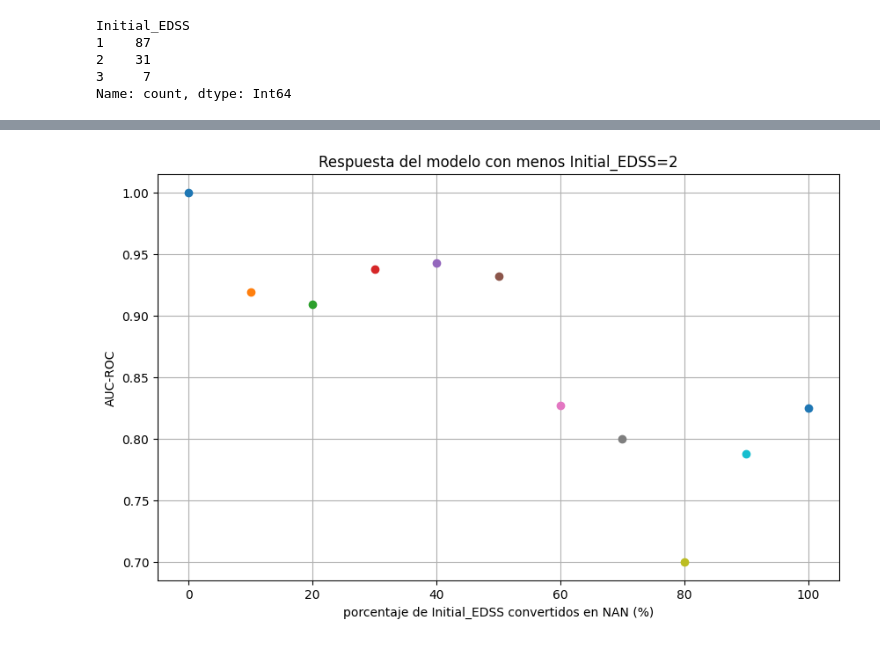
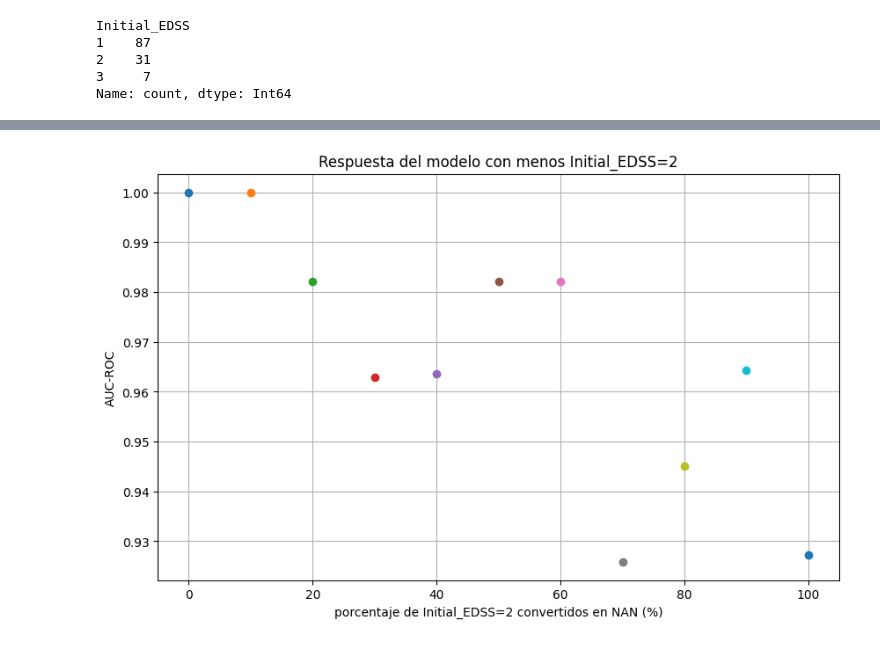
Before and after one commit to BertoloniLucas/SimaAI, a Jupyter notebook: models/M1-Random F. - imputando en initial_edss.ipynb, the cells around one changed output, grey strips where cells are left out. Drawn from its saved outputs; the diff is of its cells as text; code cells hidden in the pictures.

```diff
--- a/models/M1-Random F. - imputando en initial_edss.ipynb
+++ b/models/M1-Random F. - imputando en initial_edss.ipynb
@@ -248,15 +178,15 @@ for porcentajee in porcentajess:
 
   # Evaluate
   y_predd = rf.predict(X_val)
-  roc_aucc = roc_auc_score(y_val, y_pred)
-  auc_scoress.append(roc_auc)
+  roc_aucc = roc_auc_score(y_val, y_predd)
+  auc_scoress.append(roc_aucc)
 
 
 plt.figure(figsize=(10, 6))
 for i, porcentajee in enumerate(porcentajess):
-  plt.plot(porcentajes[i], auc_scores[i],'-o')
+  plt.plot(porcentajess[i], auc_scoress[i],'-o')
 
-plt.xlabel("porcentaje de Initial_EDSS convertidos en NAN (%)")
+plt.xlabel("porcentaje de Initial_EDSS=1 convertidos en NAN (%)")
 plt.ylabel("AUC-ROC")
 plt.title("Respuesta del modelo con menos Initial_EDSS=1")
 plt.grid(True)
@@ -281,35 +211,35 @@ def conversor_2(dataM, porcentajeee):
     X = dataM.drop('group', axis=1)
     y = dataM['group']
     X = X.drop('imputado?', axis=1)
     return X, y
 
 auc_scoresss = []
 porcentajesss = range(0, 101, 10)
 
 for porcentajeee in porcentajesss:
   X, y = conversor_2 (dataM.copy(), porcentajeee)
   X_train, X_test, y_train, y_test = train_test_split(X, y, test_size=0.4, random_state=42)
   X_val, X_test, y_val, y_test = train_test_split(X_test, y_test, test_size=0.5, random_state=42)
 
 
   # Train
   rf = RandomForestClassifier(random_state=42)
   rf.fit(X_train, y_train)
 
   # Evaluate
   y_preddd = rf.predict(X_val)
-  roc_auccc = roc_auc_score(y_val, y_pred)
-  auc_scoresss.append(roc_auc)
+  roc_auccc = roc_auc_score(y_val, y_preddd)
+  auc_scoresss.append(roc_auccc)
 
 
 plt.figure(figsize=(10, 6))
 for i, porcentajeee in enumerate(porcentajesss):
-  plt.plot(porcentajesss[i], auc_scores[i],'-o')
+  plt.plot(porcentajesss[i], auc_scoresss[i],'-o')
 
-plt.xlabel("porcentaje de Initial_EDSS convertidos en NAN (%)")
+plt.xlabel("porcentaje de Initial_EDSS=2 convertidos en NAN (%)")
 plt.ylabel("AUC-ROC")
 plt.title("Respuesta del modelo con menos Initial_EDSS=2")
 plt.grid(True)
 plt.show()
 # %% [output]
-[figure, old version]
+[figure, new version]
```
Also changed, not shown: parts of 13 cells of this notebook, 1 other file.
